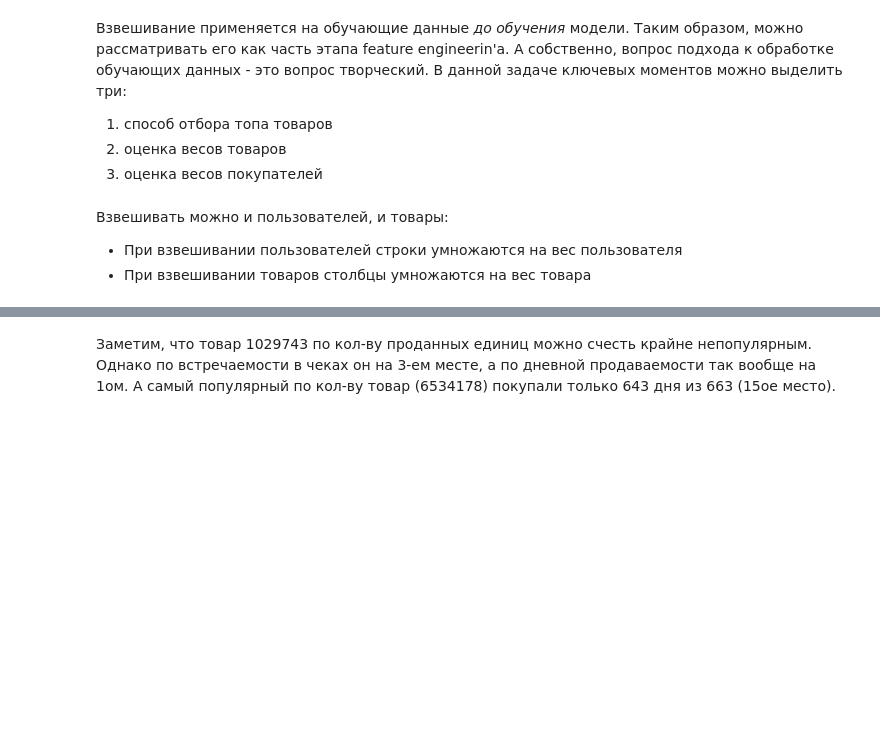
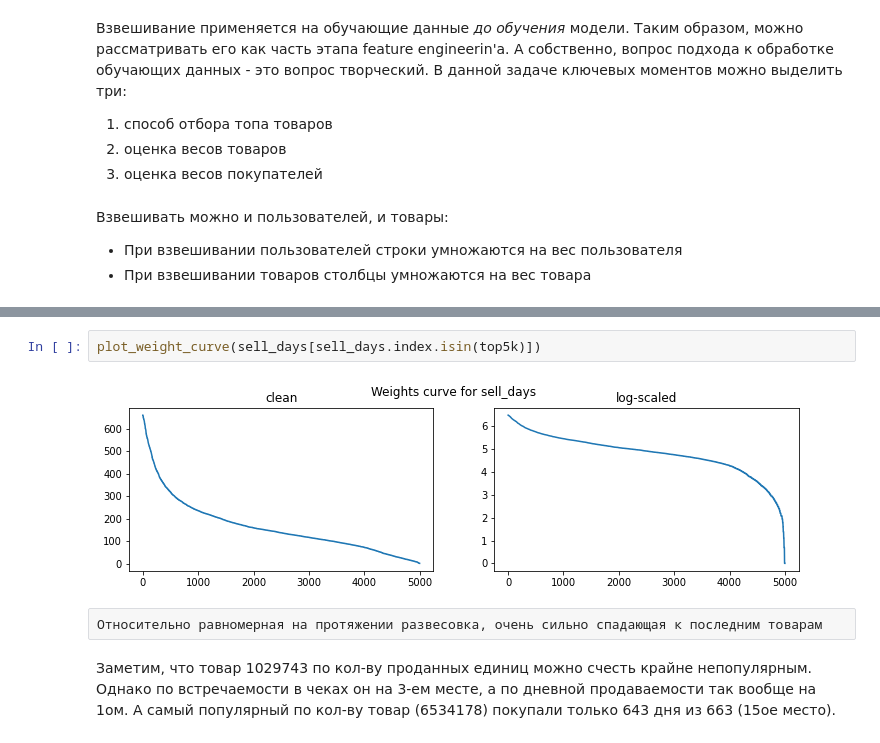
Before and after one commit to j2cry/gb_recommends, a Jupyter notebook: hw3/hw3.ipynb, the cells around one changed output, grey strips where cells are left out. Saved outputs shown, nothing was run; the diff lists cells and outputs as text; blank space fills up the shorter version.

```diff
--- a/hw3/hw3.ipynb
+++ b/hw3/hw3.ipynb
@@ -274,3 +279,9 @@ cost.sort_values(by='sales_value', ascending=False).head(3)
+# %%
+plot_weight_curve(sell_days[sell_days.index.isin(top5k)])
+# %% [output]
+[figure, added]
+# %% [raw]
+Относительно равномерная на протяжении развесовка, очень сильно спадающая к последним товарам
 # %% [markdown]
 Заметим, что товар 1029743 по кол-ву проданных единиц можно счесть крайне непопулярным. Однако по встречаемости в чеках он на 3-ем месте, а по дневной продаваемости так вообще на 1ом. А самый популярный по кол-ву товар (6534178) покупали только 643 дня из 663 (15ое место).
 # %% [markdown]
```
Also changed, not shown: parts of 28 cells of this notebook, 1 other file.
